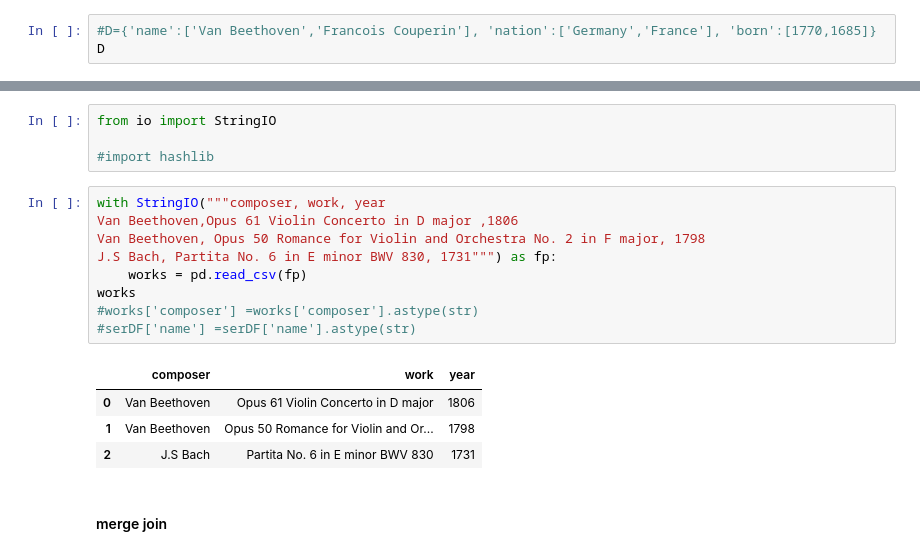
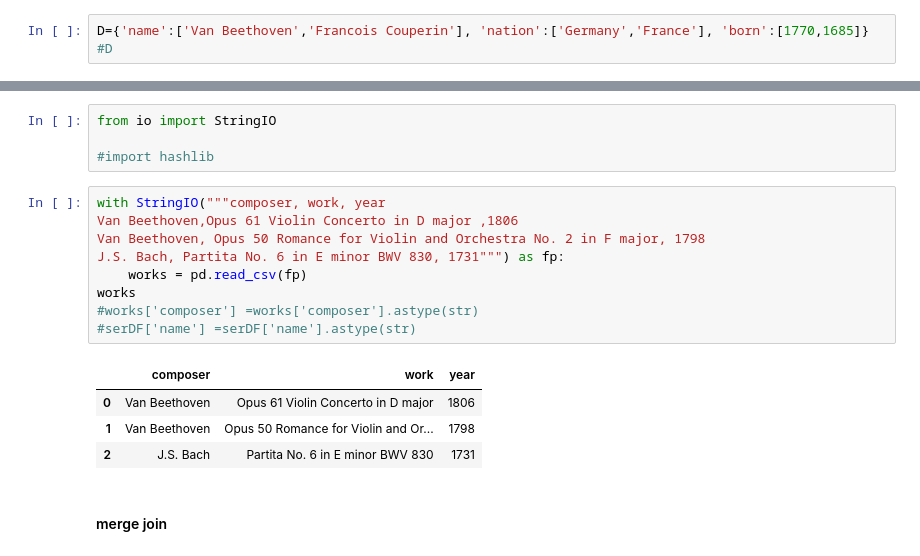
Before and after one commit to chezydan/pytopics, a Jupyter notebook: Pandas.ipynb, the cells around one changed output, grey strips where cells are left out. Cells and saved outputs as stored; diff of their text form.

```diff
--- a/Pandas.ipynb
+++ b/Pandas.ipynb
@@ -329,3 +329,3 @@ D
 # %%
-#D={'name':['Van Beethoven','Francois Couperin'], 'nation':['Germany','France'], 'born':[1770,1685]}
-D
+D={'name':['Van Beethoven','Francois Couperin'], 'nation':['Germany','France'], 'born':[1770,1685]}
+#D
@@ -1079,17 +1184,17 @@ from io import StringIO
 # %%
 with StringIO("""composer, work, year
 Van Beethoven,Opus 61 Violin Concerto in D major ,1806
 Van Beethoven, Opus 50 Romance for Violin and Orchestra No. 2 in F major, 1798
-J.S Bach, Partita No. 6 in E minor BWV 830, 1731""") as fp:
+J.S. Bach, Partita No. 6 in E minor BWV 830, 1731""") as fp:
     works = pd.read_csv(fp)
 works
 #works['composer'] =works['composer'].astype(str)
 #serDF['name'] =serDF['name'].astype(str)
 # %% [output]
 |  | composer | work | year |
 | 0 | Van Beethoven | Opus 61 Violin Concerto in D major | 1806 |
 | 1 | Van Beethoven | Opus 50 Romance for Violin and Or... | 1798 |
-| 2 | J.S Bach | Partita No. 6 in E minor BWV 830 | 1731 |
+| 2 | J.S. Bach | Partita No. 6 in E minor BWV 830 | 1731 |
 # %% [markdown]
 <h4> merge join </h4>
 # %%
```
Also changed, not shown: parts of 49 cells of this notebook, 6 other files.
